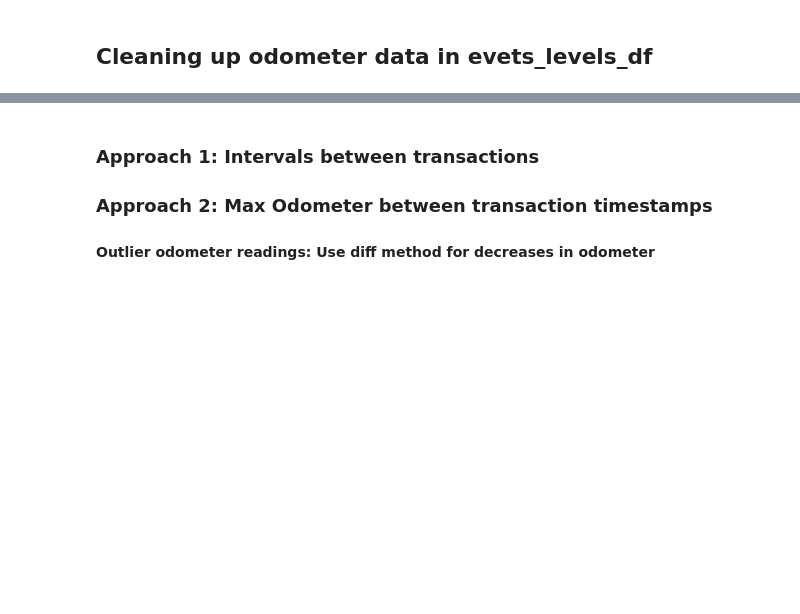
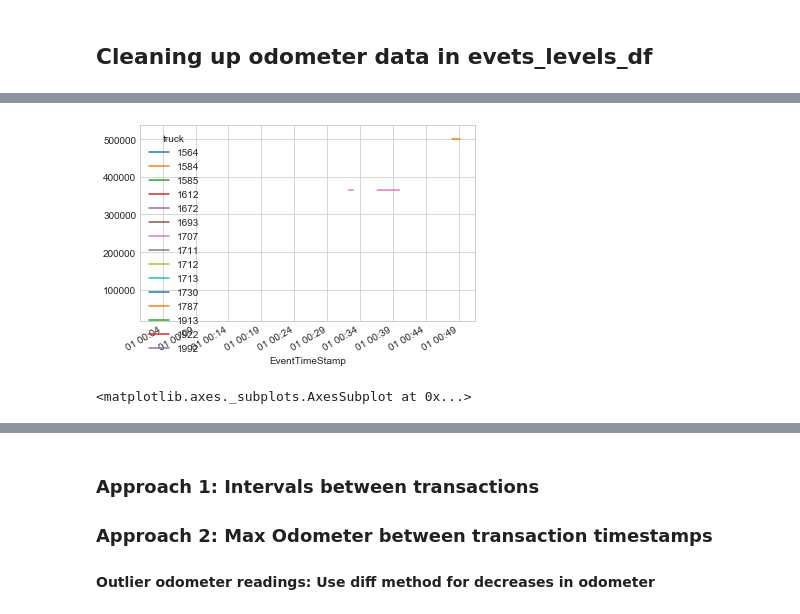
Before and after one commit to paulo-g-martinez/dq-6-fraud-detection, a Jupyter notebook: initial_import.ipynb, the cells around one changed output, grey strips where cells are left out. Drawn from its saved outputs; the diff is of its cells as text; code cells hidden in the pictures; blank space fills up the shorter version.

Commit message:
attempting to plot odometers. Succeded at plotting odometer per truck, but it is too much memory to plot them all on the same plot.

```diff
--- a/initial_import.ipynb
+++ b/initial_import.ipynb
@@ -342,0 +512,3 @@ plt.show()
+# %%
+#so drop the unecessary column of EquipmentID
+events_levels_df.drop('EquipmentID', axis = 1, inplace = True)
@@ -342,0 +588,10 @@ plt.show()
+# %%
+events_levels_df[0:50].pivot(index = 'EventTimeStamp', columns = 'truck',
+                      values = 'Odometer').plot()
+plt.show()
+# %% [output]
+[figure, added]
+# %%
+events_levels_df[events_levels_df.truck == 1564].plot(x = 'EventTimeStamp', y = 'Odometer')
+# %% [output]
+<matplotlib.axes._subplots.AxesSubplot at 0x...>
```
Also changed, not shown: parts of 29 cells of this notebook.
